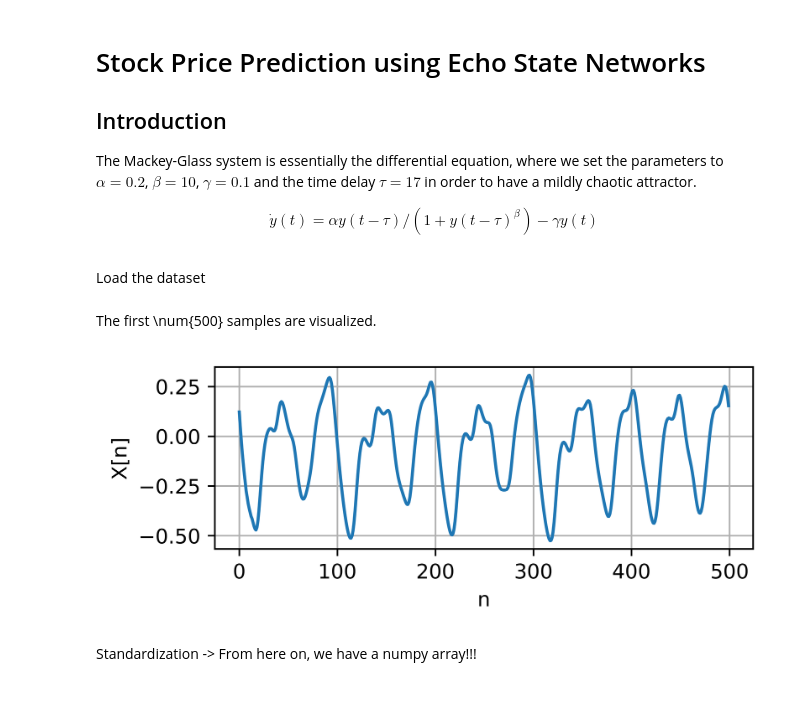
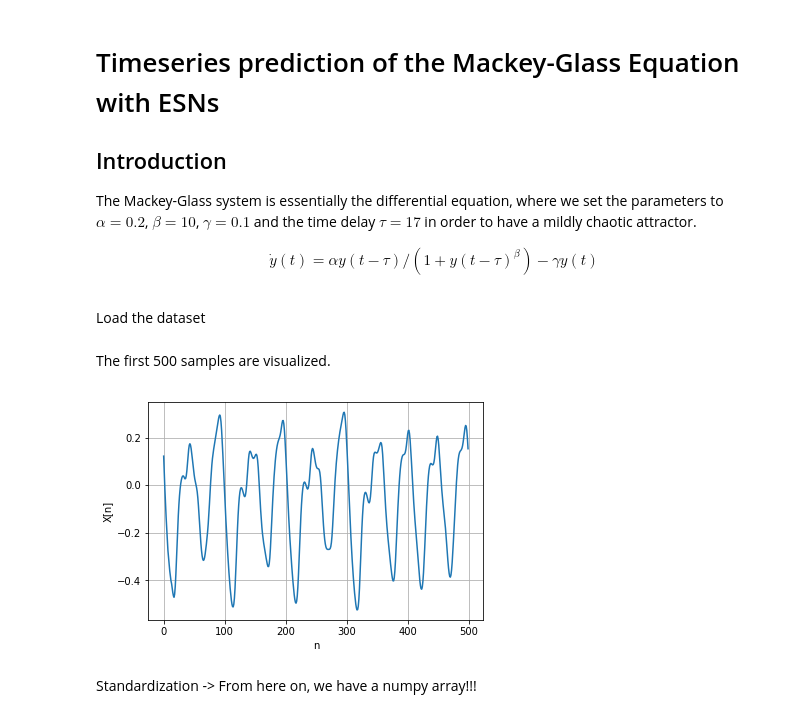
Before and after one commit to PlasmaControl/PyRCN, a Jupyter notebook: examples/mackey-glass-t17.ipynb, the cells around one changed output. Cells and saved outputs as stored; diff of their text form; code cells hidden in the pictures.

```diff
--- a/examples/mackey-glass-t17.ipynb
+++ b/examples/mackey-glass-t17.ipynb
@@ -1,5 +1,5 @@
 # %% [markdown]
-# Stock Price Prediction using Echo State Networks
+# Timeseries prediction of the Mackey-Glass Equation with ESNs
 
 ## Introduction
 
@@ -28,15 +28,15 @@ Load the dataset
 # %%
 data = np.loadtxt("./dataset/MackeyGlass_t17.txt")
 # %% [markdown]
-The first \num{500} samples are visualized.
+The first 500 samples are visualized.
 # %%
-_, ax = plt.subplots(figsize=(4.75, 1.65), dpi=1200)
-ax.plot(data[:500])
-ax.set_xlabel("n")
-ax.set_ylabel("X[n]")
+plt.figure()
+plt.plot(data[:500])
+plt.xlabel("n")
+plt.ylabel("X[n]")
 plt.grid()
 # %% [output]
-[figure, old version]
+[figure, new version]
 # %% [markdown]
 Standardization -> From here on, we have a numpy array!!!
 # %%
```
Also changed, not shown: parts of 4 cells of this notebook, 24 other files.
